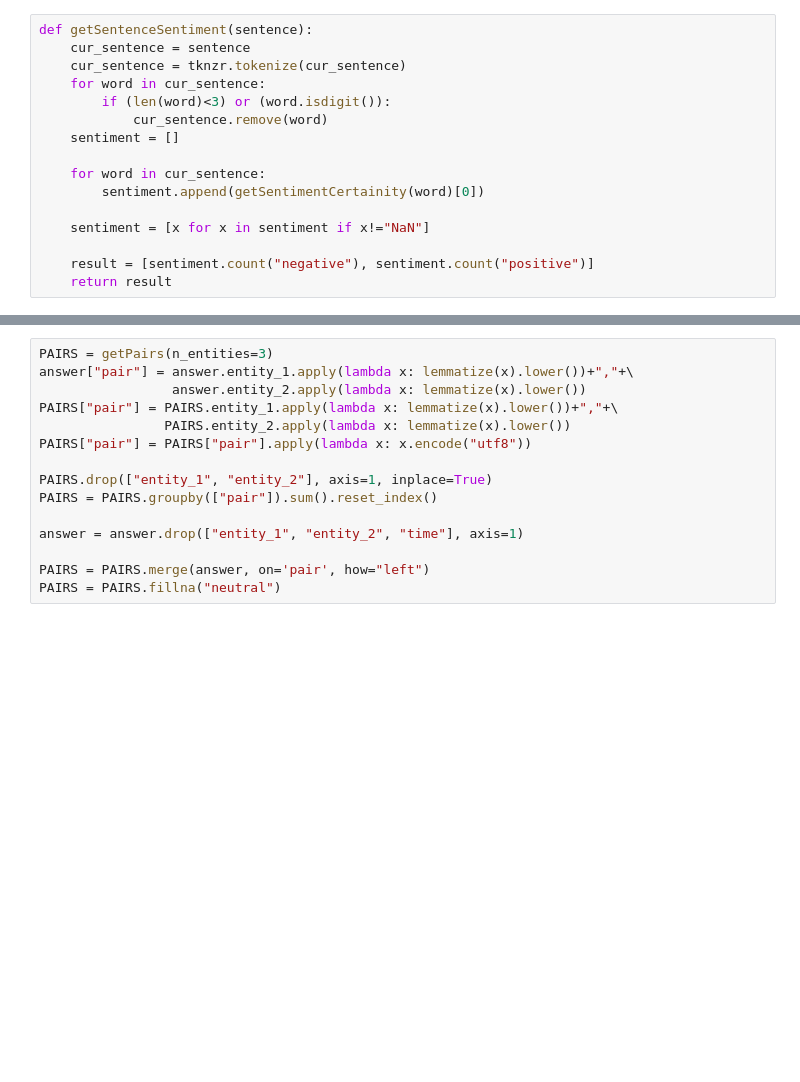
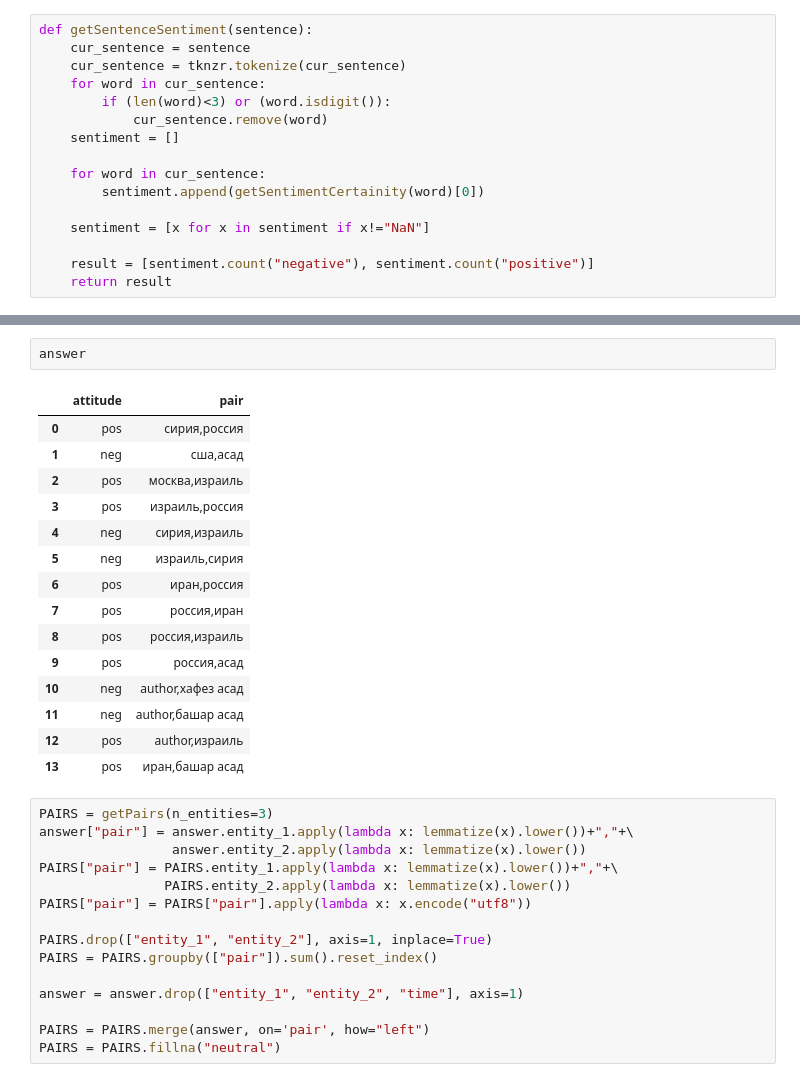
Before and after one commit to DmitrySerg/HSE-NLP-Summer-School, a Jupyter notebook: NLP_summerschool.ipynb, the cells around one changed output, grey strips where cells are left out. Drawn from its saved outputs; the diff is of its cells as text; blank space fills up the shorter version.

```diff
--- a/NLP_summerschool.ipynb
+++ b/NLP_summerschool.ipynb
@@ -394,3 +394,21 @@ prepareData(20)
+# %%
+answer
+# %% [output]
+|  | attitude | pair |
+| 0 | pos | сирия,россия |
+| 1 | neg | сша,асад |
+| 2 | pos | москва,израиль |
+| 3 | pos | израиль,россия |
+| 4 | neg | сирия,израиль |
+| 5 | neg | израиль,сирия |
+| 6 | pos | иран,россия |
+| 7 | pos | россия,иран |
+| 8 | pos | россия,израиль |
+| 9 | pos | россия,асад |
+| 10 | neg | author,хафез асад |
+| 11 | neg | author,башар асад |
+| 12 | pos | author,израиль |
+| 13 | pos | иран,башар асад |
 # %%
 PAIRS = getPairs(n_entities=3)
 answer["pair"] = answer.entity_1.apply(lambda x: lemmatize(x).lower())+","+\
```
Also changed, not shown: parts of 20 cells of this notebook.
